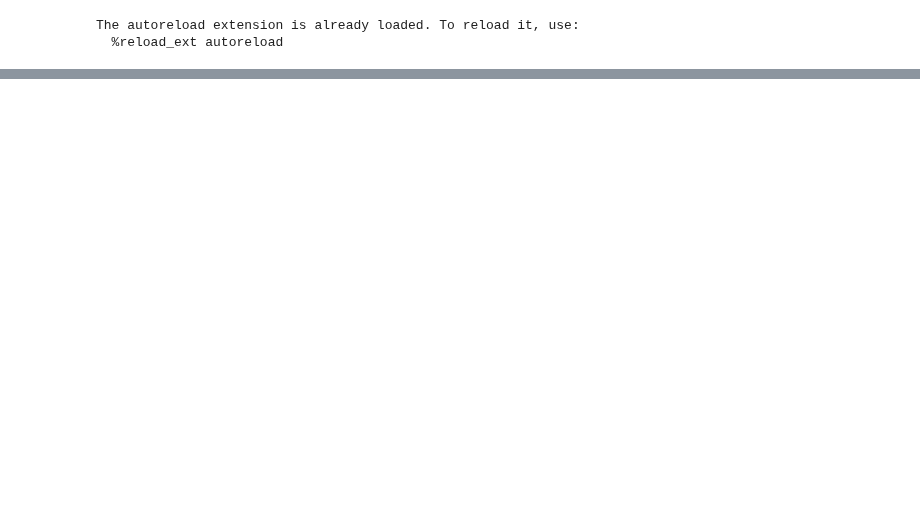
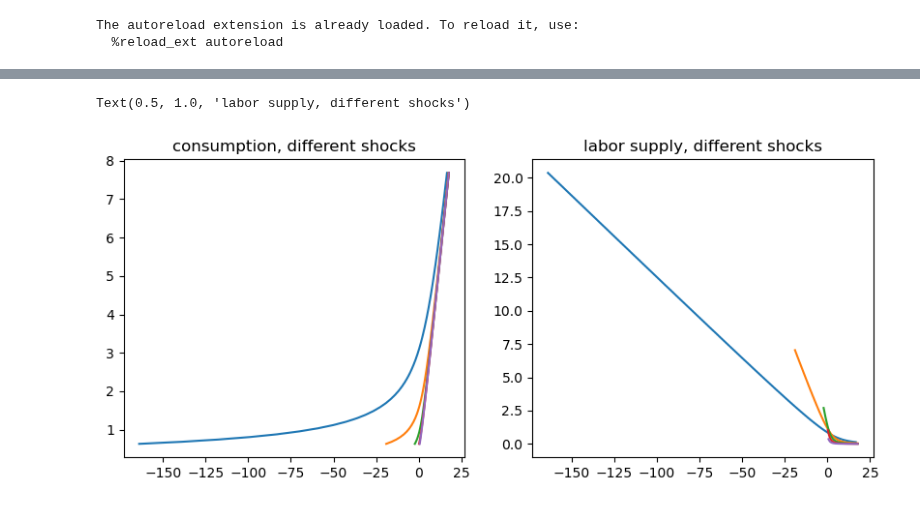
Before and after one commit to ansofol/DP_term_paper, a Jupyter notebook: working_stage/building_work_model.ipynb, the cells around one changed output, grey strips where cells are left out. Saved outputs shown, nothing was run; the diff lists cells and outputs as text; code cells hidden in the pictures; blank space fills up the shorter version.

```diff
--- a/working_stage/building_work_model.ipynb
+++ b/working_stage/building_work_model.ipynb
@@ -43,0 +40,27 @@ success
+# %%
+# plot some policy functions, just to be sure
+t = -2
+edu = 0
+type = 0
+
+fig = plt.figure(figsize=(10,4))
+ax = fig.add_subplot(1,2,1)
+ax.plot(sol.m[type, t, 1, edu, :, 4], sol.c[type, t, 1, edu, :, 4])
+ax.plot(sol.m[type, t, 1, edu, :, 3], sol.c[type, t, 1, edu, :, 3])
+ax.plot(sol.m[type, t, 1, edu, :, 2], sol.c[type, t, 1, edu, :, 2])
+ax.plot(sol.m[type, t, 1, edu, :, 1], sol.c[type, t, 1, edu, :, 1])
+ax.plot(sol.m[type, t, 1, edu, :, 0], sol.c[type, t, 1, edu, :, 0])
+ax.set_title('consumption, different shocks')
+
+ax = fig.add_subplot(1,2,2)
+ax.plot(sol.m[type, t, 1, edu, :, 4], sol.ell[type, t, 1, edu, :, 4])
+ax.plot(sol.m[type, t, 1, edu, :, 3], sol.ell[type, t, 1, edu, :, 3])
+ax.plot(sol.m[type, t, 1, edu, :, 2], sol.ell[type, t, 1, edu, :, 2])
+ax.plot(sol.m[type, t, 1, edu, :, 1], sol.ell[type, t, 1, edu, :, 1])
+ax.plot(sol.m[type, t, 1, edu, :, 0], sol.ell[type, t, 1, edu, :, 0])
+ax.set_title('labor supply, different shocks')
+
+# this may be ok, the endogenous grids are just a little crazy
+# %% [output]
+Text(0.5, 1.0, 'labor supply, different shocks')
+[figure, added]
```
Also changed, not shown: parts of 4 cells of this notebook, 5 other files.
